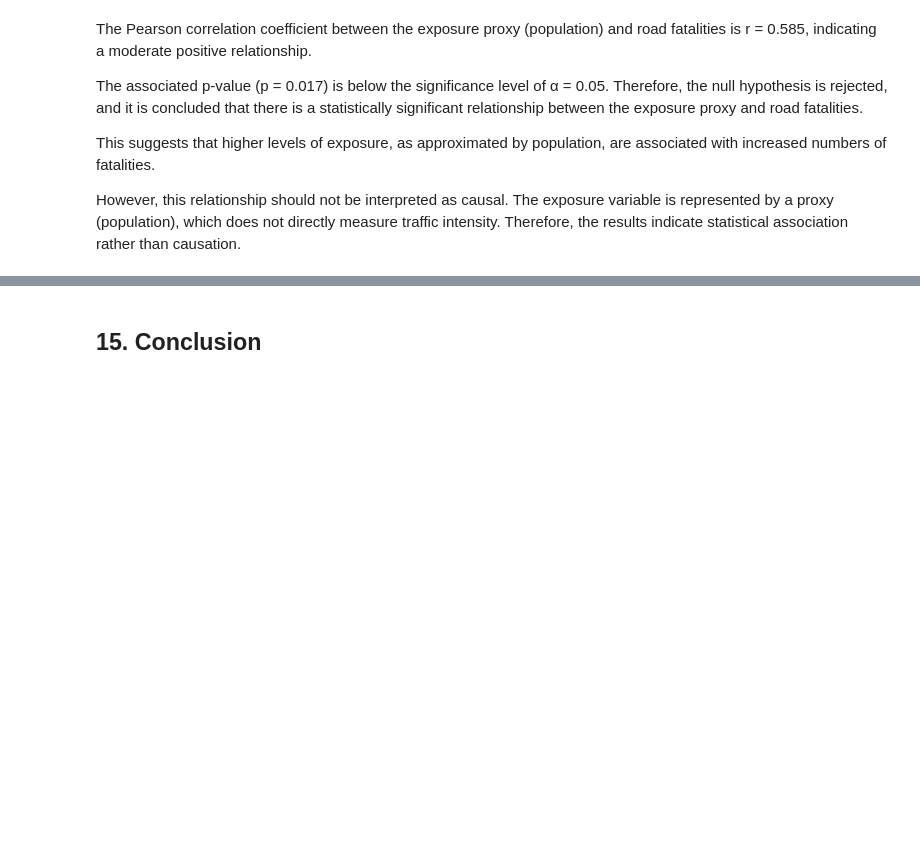
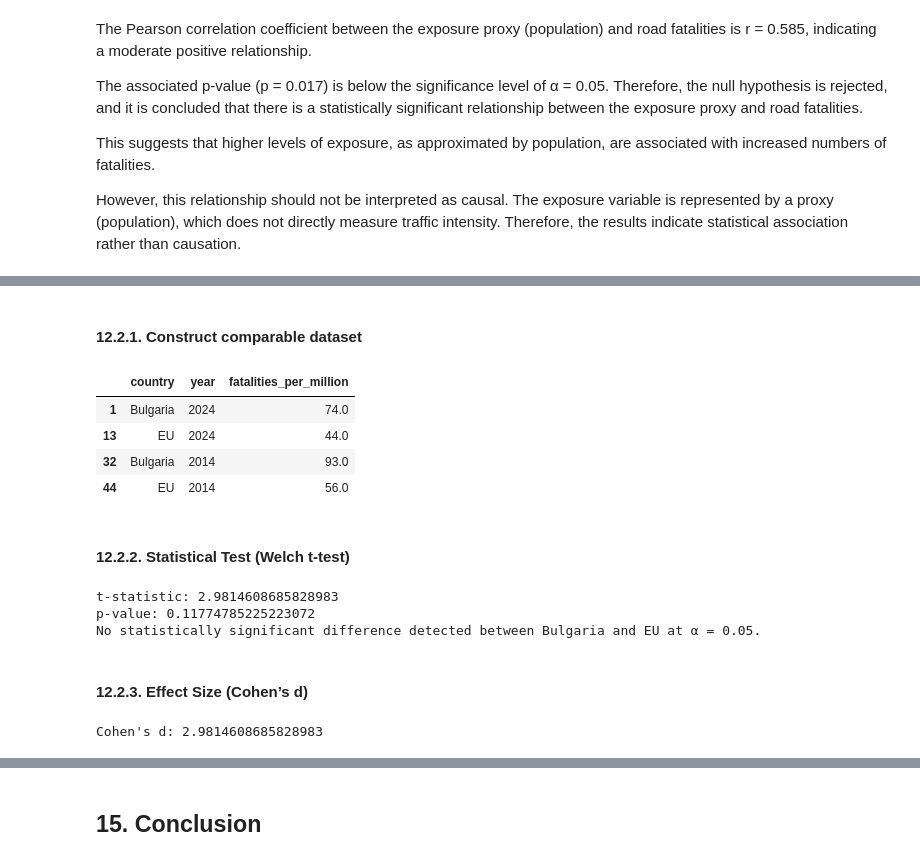
Before and after one commit to borisyotsov/Road-Safety-in-Bulgaria-Impact-of-Traffic-and-Infrastructure-on-Accident-Rates, a Jupyter notebook: Road_Safety_Project.ipynb, the cells around one changed output, grey strips where cells are left out. Saved outputs shown, nothing was run; the diff lists cells and outputs as text; code cells hidden in the pictures; blank space fills up the shorter version.

Commit message:
add Hypothesis 2: Bulgaria vs EU Benchmark Comparison

```diff
--- a/Road_Safety_Project.ipynb
+++ b/Road_Safety_Project.ipynb
@@ -712,0 +723,61 @@ However, this relationship should not be interpreted as causal. The exposure var
+# %% [markdown]
+#### 12.2.1. Construct comparable dataset
+# %%
+# Select only comparable entities
+df_comp = df_eu.copy()
+
+# Keep only Bulgaria and EU benchmark
+df_comp = df_comp[df_comp["country"].isin(["Bulgaria", "EU"])].copy()
+
+# Ensure correct types
+df_comp["year"] = df_comp["year"].astype(int)
+df_comp["fatalities_per_million"] = pd.to_numeric(df_comp["fatalities_per_million"], errors="coerce")
+
+# Drop missing values
+df_comp = df_comp.dropna()
+
+df_comp.head()
+# %% [output]
+|  | country | year | fatalities_per_million |
+| 1 | Bulgaria | 2024 | 74.0 |
+| 13 | EU | 2024 | 44.0 |
+| 32 | Bulgaria | 2014 | 93.0 |
+| 44 | EU | 2014 | 56.0 |
+# %% [markdown]
+#### 12.2.2. Statistical Test (Welch t-test)
+# %%
+from scipy import stats
+
+bg = df_comp[df_comp["country"] == "Bulgaria"]["fatalities_per_million"]
+eu = df_comp[df_comp["country"] == "EU"]["fatalities_per_million"]
+
+# Welch t-test (does NOT assume equal variance)
+t_stat, p_value = stats.ttest_ind(bg, eu, equal_var=False)
+
+print("t-statistic:", t_stat)
+print("p-value:", p_value)
+
+alpha = 0.05
+if p_value < alpha:
+    print("Statistically significant difference detected between Bulgaria and EU.")
+else:
+    print("No statistically significant difference detected between Bulgaria and EU at α = 0.05.")
+# %% [output]
+t-statistic: 2.9814608685828983
+p-value: 0.11774785225223072
+No statistically significant difference detected between Bulgaria and EU at α = 0.05.
+# %% [markdown]
+#### 12.2.3. Effect Size (Cohen’s d)
+# %%
+import numpy as np
+
+def cohens_d(x, y):
+    nx, ny = len(x), len(y)
+    pooled_std = np.sqrt(((nx - 1)*np.var(x, ddof=1) + (ny - 1)*np.var(y, ddof=1)) / (nx + ny - 2))
+    return (np.mean(x) - np.mean(y)) / pooled_std
+
+d = cohens_d(bg, eu)
+
+print("Cohen's d:", d)
+# %% [output]
+Cohen's d: 2.9814608685828983
```
Also changed, not shown: parts of 2 cells of this notebook.
